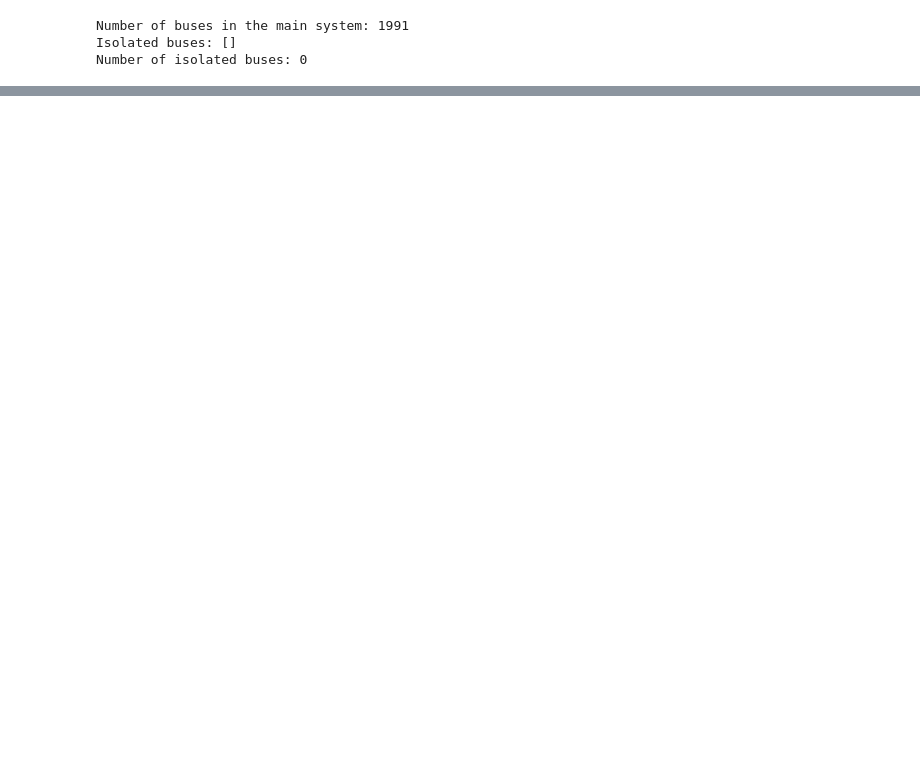
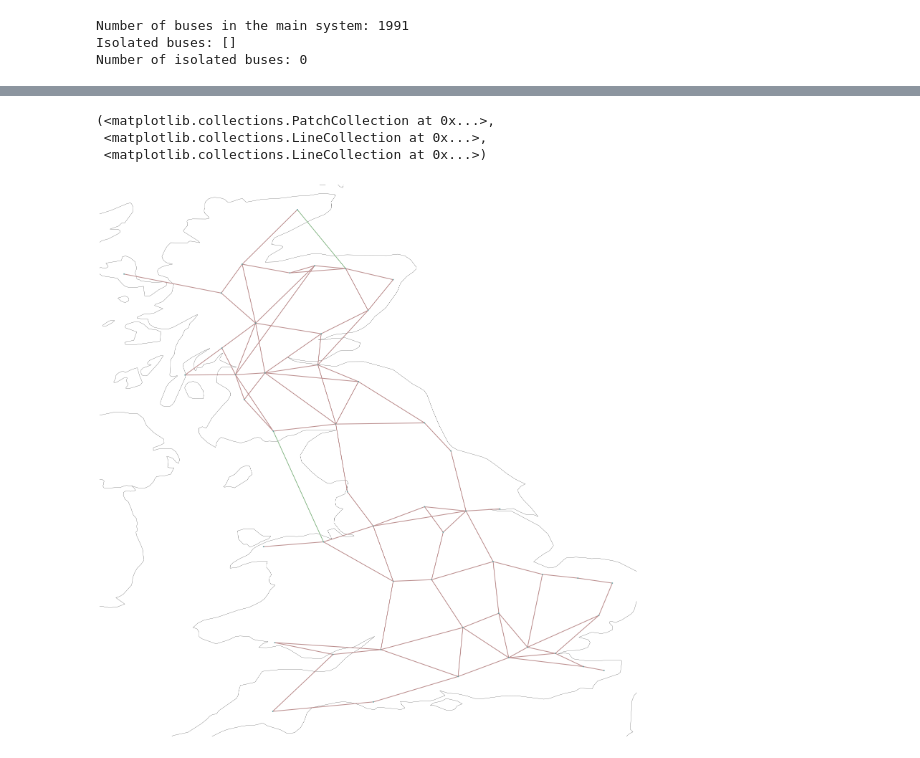
Before and after one commit to LukasFrankenQ/LMP, a Jupyter notebook: notebooks/network_data_analysis.ipynb, the cells around one changed output, grey strips where cells are left out. Cells and saved outputs as stored; diff of their text form; code cells hidden in the pictures; blank space fills up the shorter version.

Commit message:
clustering ETYS data

```diff
--- a/notebooks/network_data_analysis.ipynb
+++ b/notebooks/network_data_analysis.ipynb
@@ -358,0 +421,12 @@ Number of isolated buses: 0
+# %%
+# set carrier same for buses
+n.buses['carrier'] = 'AC'
+weighting = pd.Series(1, n.buses.index)
+busmap2 = n.cluster.busmap_by_kmeans(bus_weightings=weighting, n_clusters=50)
+nc2 = n.cluster.cluster_by_busmap(busmap2)
+nc2.plot(bus_sizes=0.0001)
+# %% [output]
+(<matplotlib.collections.PatchCollection at 0x...>,
+ <matplotlib.collections.LineCollection at 0x...>,
+ <matplotlib.collections.LineCollection at 0x...>)
+[figure, added]
```
Also changed, not shown: parts of 6 cells of this notebook, 2 other files.
